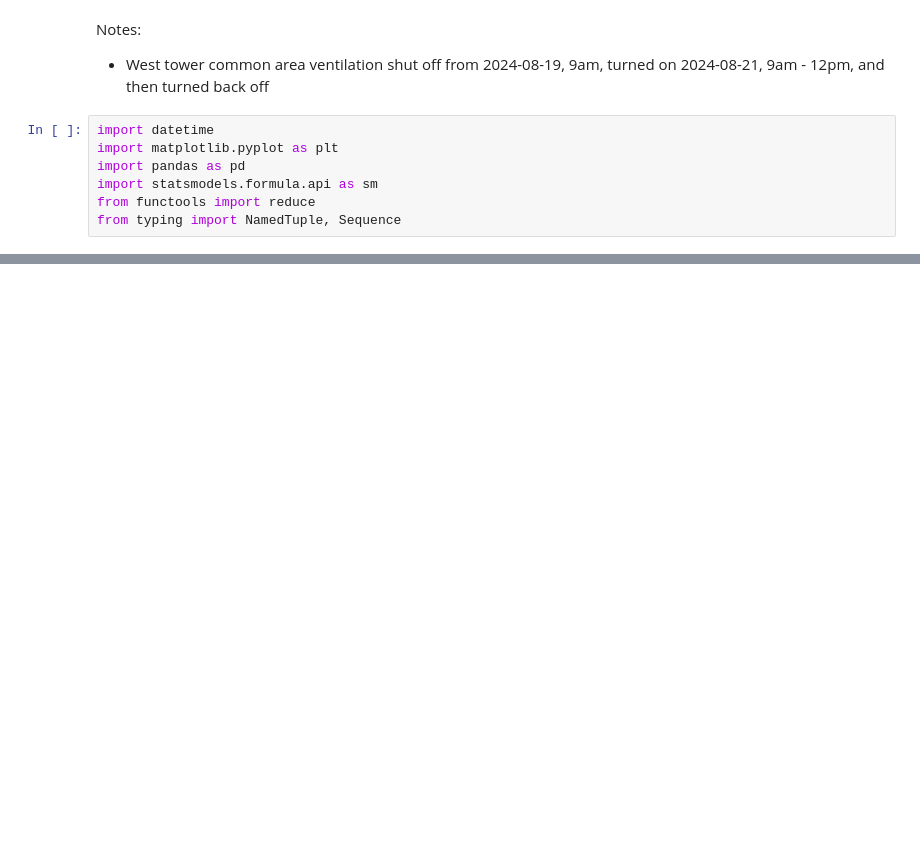
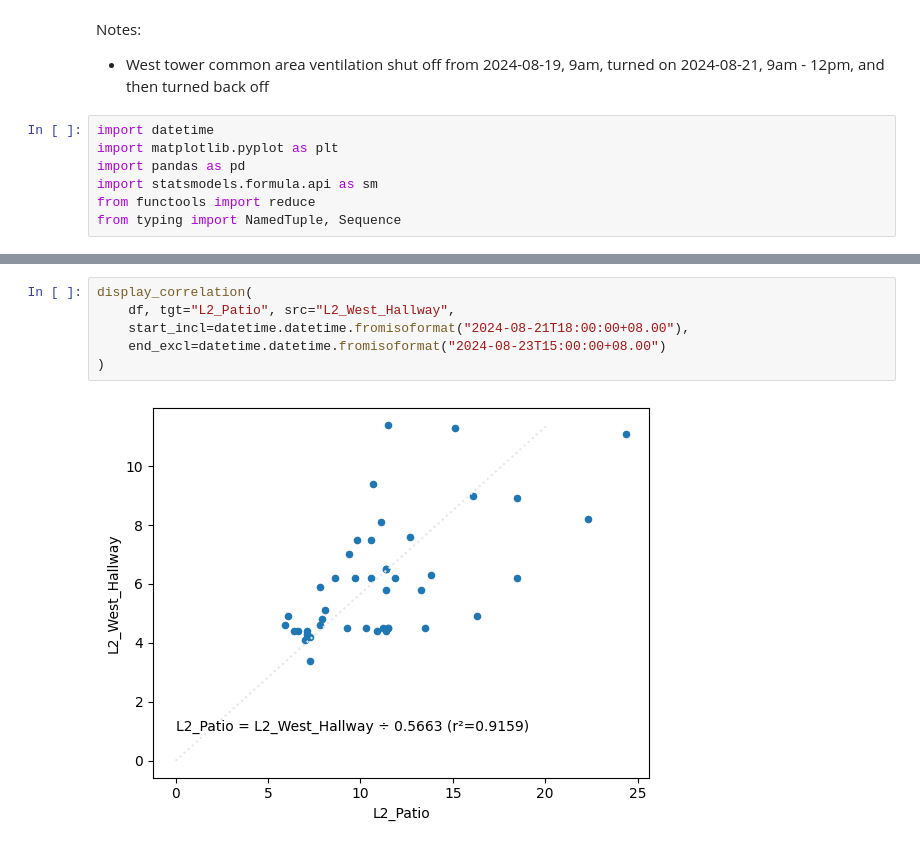
Before and after one commit to jackgene/trellis-aq, a Jupyter notebook: Air Quality Analysis.ipynb, the cells around one changed output, grey strips where cells are left out. Saved outputs shown, nothing was run; the diff lists cells and outputs as text; blank space fills up the shorter version.

```diff
--- a/Air Quality Analysis.ipynb
+++ b/Air Quality Analysis.ipynb
@@ -93,0 +85,8 @@ ax = pm25_df.resample("5min").interpolate(method="akima").plot()
+# %%
+display_correlation(
+    df, tgt="L2_Patio", src="L2_West_Hallway",
+    start_incl=datetime.datetime.fromisoformat("2024-08-21T18:00:00+08.00"),
+    end_excl=datetime.datetime.fromisoformat("2024-08-23T15:00:00+08.00")
+)
+# %% [output]
+[figure, added]
```
Also changed, not shown: parts of 9 cells of this notebook, 3 other files.
